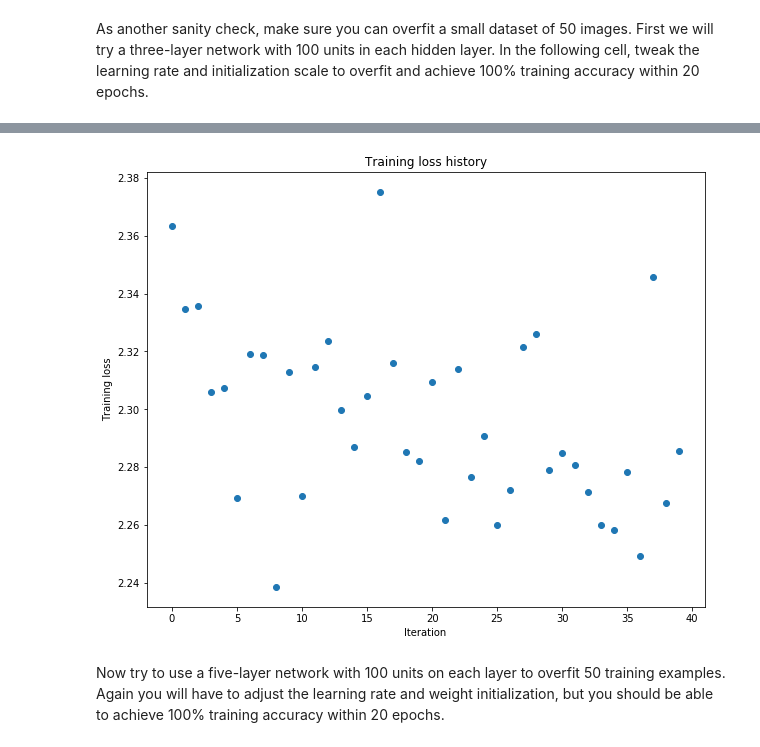
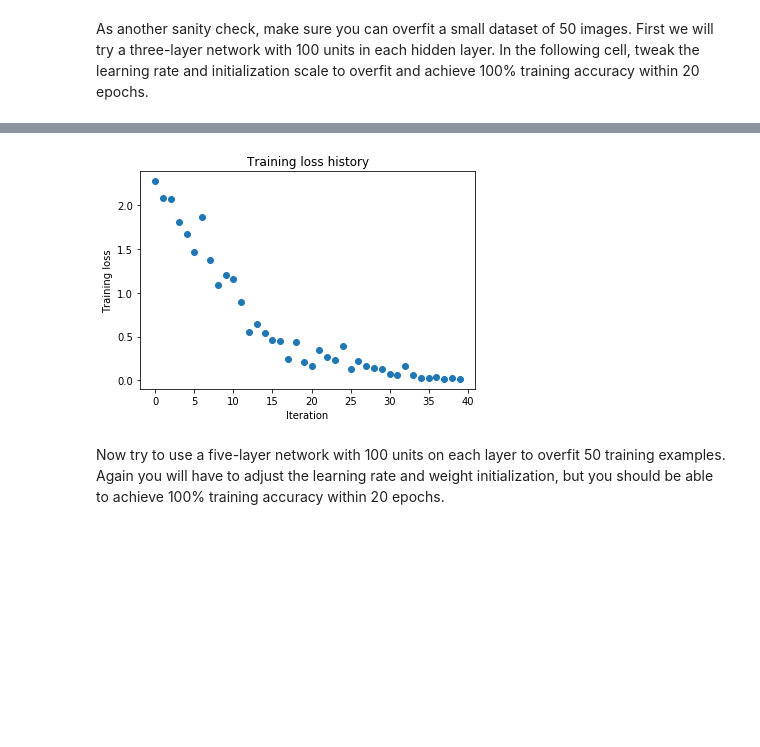
Before and after one commit to JoeeYF/CS231n-assignment, a Jupyter notebook: assignment2/FullyConnectedNets.ipynb, the cells around one changed output, grey strips where cells are left out. Drawn from its saved outputs; the diff is of its cells as text; code cells hidden in the pictures; blank space fills up the shorter version.

```diff
--- a/assignment2/FullyConnectedNets.ipynb
+++ b/assignment2/FullyConnectedNets.ipynb
@@ -445,7 +449,7 @@ small_data = {
 }
 
 weight_scale = 1e-2
-learning_rate = 1e-4
+learning_rate = 1e-2
 model = FullyConnectedNet([100, 100],
               weight_scale=weight_scale, dtype=np.float64)
 solver = Solver(model, small_data,
@@ -483,4 +487,4 @@ plt.show()
-[figure, old version]
+[figure, new version]
 # %% [markdown]
 Now try to use a five-layer network with 100 units on each layer to overfit 50 training examples. Again you will have to adjust the learning rate and weight initialization, but you should be able to achieve 100% training accuracy within 20 epochs.
 # %%
```
Also changed, not shown: parts of 11 cells of this notebook, 2 other files.
